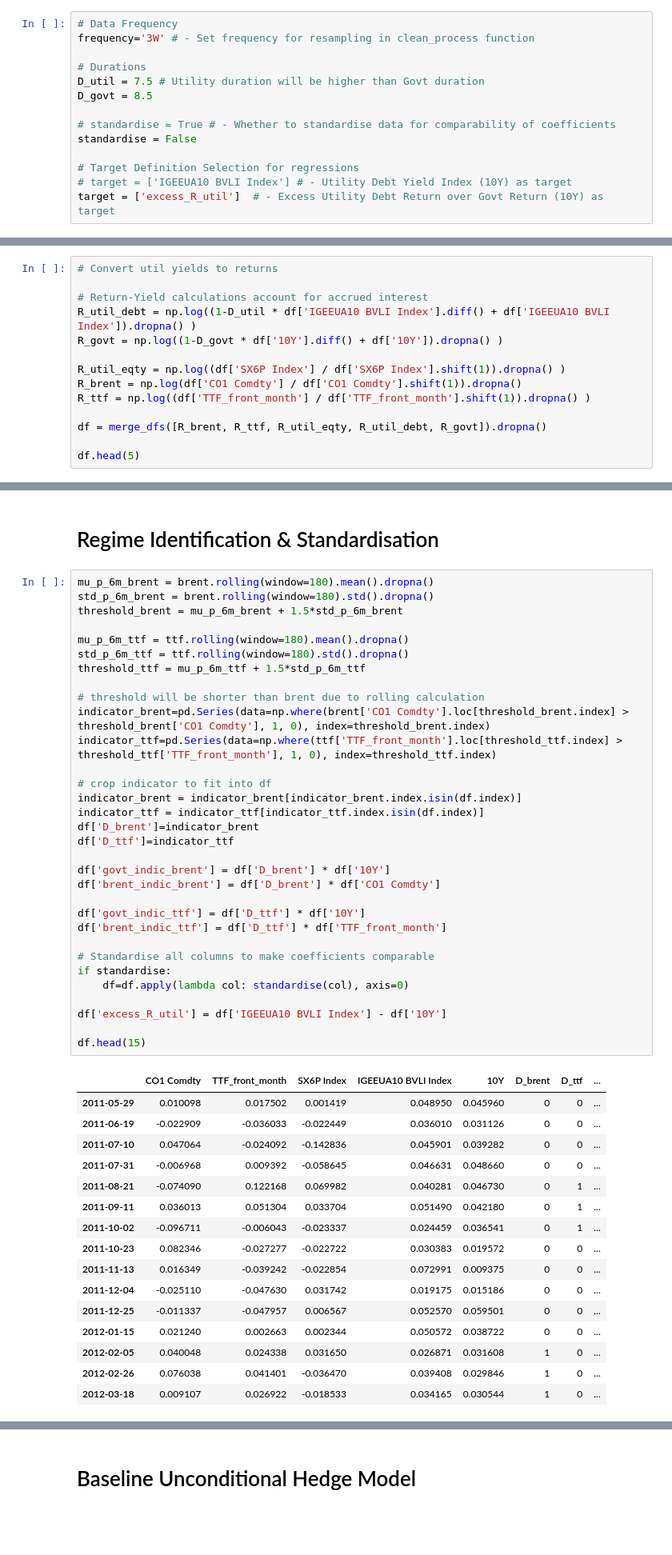
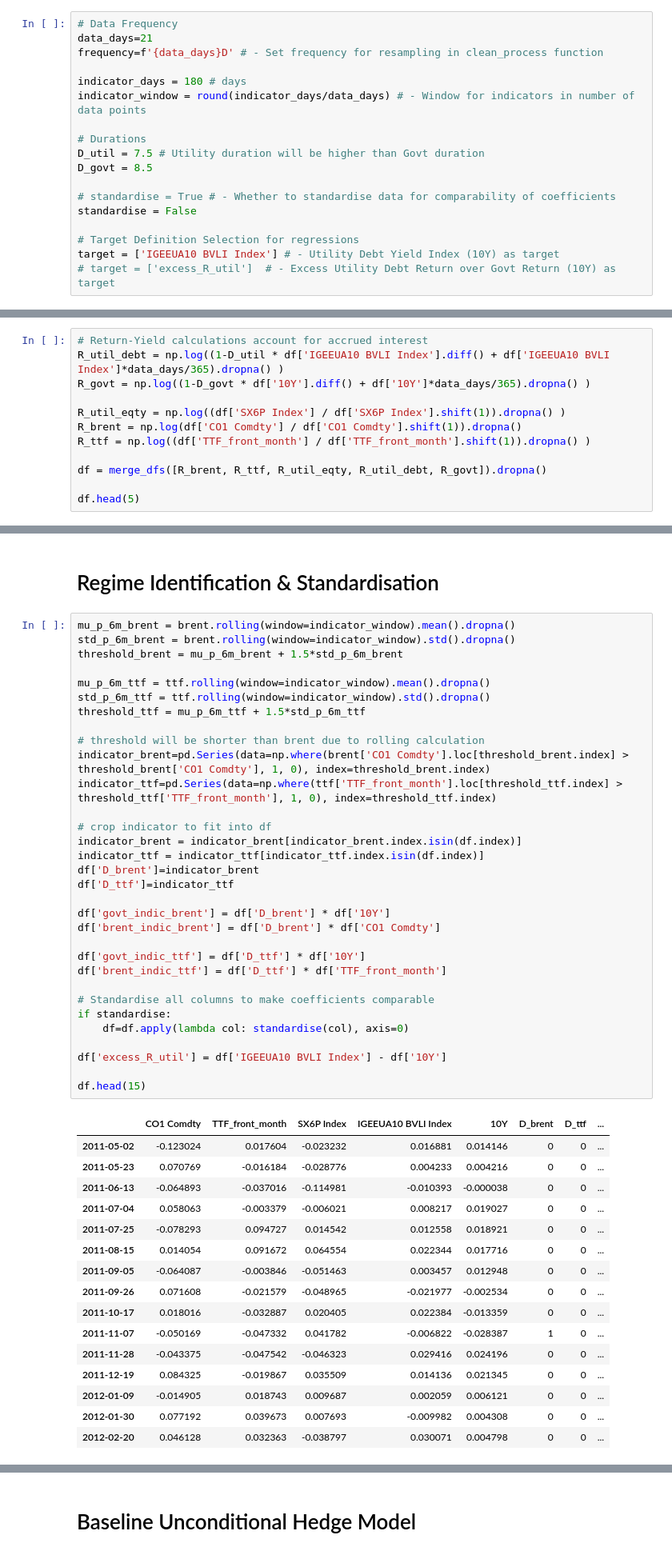
Before and after one commit to 1bykov/Thesis, a Jupyter notebook: code/BRENT_TTF_regression.ipynb, the cells around one changed output, grey strips where cells are left out. Shown at 80% size. Cells and saved outputs as stored; diff of their text form; blank space fills up the shorter version.

Commit message:
fixed indicator window & accrued interest calculation

```diff
--- a/code/BRENT_TTF_regression.ipynb
+++ b/code/BRENT_TTF_regression.ipynb
@@ -29,7 +29,11 @@ def standardise(col):
 # Load, Process, Align Dates
 # %%
 # Data Frequency
-frequency='3W' # - Set frequency for resampling in clean_process function
+data_days=21
+frequency=f'{data_days}D' # - Set frequency for resampling in clean_process function
+
+indicator_days = 180 # days
+indicator_window = round(indicator_days/data_days) # - Window for indicators in number of data points
 
 # Durations
 D_util = 7.5 # Utility duration will be higher than Govt duration
@@ -39,8 +43,8 @@ D_govt = 8.5
 standardise = False
 
 # Target Definition Selection for regressions
-# target = ['IGEEUA10 BVLI Index'] # - Utility Debt Yield Index (10Y) as target
-target = ['excess_R_util']  # - Excess Utility Debt Return over Govt Return (10Y) as target
+target = ['IGEEUA10 BVLI Index'] # - Utility Debt Yield Index (10Y) as target
+# target = ['excess_R_util']  # - Excess Utility Debt Return over Govt Return (10Y) as target
 # %%
 folder=r'/Users/igorbykov/Desktop/Thesis/data'
 
@@ -112,9 +107,7 @@ df.head(5)
 # %%
-# Convert util yields to returns
-
 # Return-Yield calculations account for accrued interest
-R_util_debt = np.log((1-D_util * df['IGEEUA10 BVLI Index'].diff() + df['IGEEUA10 BVLI Index']).dropna() )
-R_govt = np.log((1-D_govt * df['10Y'].diff() + df['10Y']).dropna() )
+R_util_debt = np.log((1-D_util * df['IGEEUA10 BVLI Index'].diff() + df['IGEEUA10 BVLI Index']*data_days/365).dropna() )
+R_govt = np.log((1-D_govt * df['10Y'].diff() + df['10Y']*data_days/365).dropna() )
 
 R_util_eqty = np.log((df['SX6P Index'] / df['SX6P Index'].shift(1)).dropna() )
 R_brent = np.log(df['CO1 Comdty'] / df['CO1 Comdty'].shift(1)).dropna()
@@ -133,54 +126,54 @@ df.head(5)
 # %% [markdown]
 # Regime Identification & Standardisation
 # %%
-mu_p_6m_brent = brent.rolling(window=180).mean().dropna()
-std_p_6m_brent = brent.rolling(window=180).std().dropna()
+mu_p_6m_brent = brent.rolling(window=indicator_window).mean().dropna()
+std_p_6m_brent = brent.rolling(window=indicator_window).std().dropna()
 threshold_brent = mu_p_6m_brent + 1.5*std_p_6m_brent
 
-mu_p_6m_ttf = ttf.rolling(window=180).mean().dropna()
-std_p_6m_ttf = ttf.rolling(window=180).std().dropna()
+mu_p_6m_ttf = ttf.rolling(window=indicator_window).mean().dropna()
+std_p_6m_ttf = ttf.rolling(window=indicator_window).std().dropna()
 threshold_ttf = mu_p_6m_ttf + 1.5*std_p_6m_ttf
 
 # threshold will be shorter than brent due to rolling calculation
 indicator_brent=pd.Series(data=np.where(brent['CO1 Comdty'].loc[threshold_brent.index] > threshold_brent['CO1 Comdty'], 1, 0), index=threshold_brent.index)
 indicator_ttf=pd.Series(data=np.where(ttf['TTF_front_month'].loc[threshold_ttf.index] > threshold_ttf['TTF_front_month'], 1, 0), index=threshold_ttf.index)
 
 # crop indicator to fit into df
 indicator_brent = indicator_brent[indicator_brent.index.isin(df.index)]
 indicator_ttf = indicator_ttf[indicator_ttf.index.isin(df.index)]
 df['D_brent']=indicator_brent
 df['D_ttf']=indicator_ttf
 
 df['govt_indic_brent'] = df['D_brent'] * df['10Y']
 df['brent_indic_brent'] = df['D_brent'] * df['CO1 Comdty']
 
 df['govt_indic_ttf'] = df['D_ttf'] * df['10Y']
 df['brent_indic_ttf'] = df['D_ttf'] * df['TTF_front_month']
 
 # Standardise all columns to make coefficients comparable
 if standardise:
     df=df.apply(lambda col: standardise(col), axis=0)
 
 df['excess_R_util'] = df['IGEEUA10 BVLI Index'] - df['10Y']
 
 df.head(15)
 # %% [output]
 |  | CO1 Comdty | TTF_front_month | SX6P Index | IGEEUA10 BVLI Index | 10Y | D_brent | D_ttf | ... |
-| 2011-05-29 | 0.010098 | 0.017502 | 0.001419 | 0.048950 | 0.045960 | 0 | 0 | ... |
-| 2011-06-19 | -0.022909 | -0.036033 | -0.022449 | 0.036010 | 0.031126 | 0 | 0 | ... |
-| 2011-07-10 | 0.047064 | -0.024092 | -0.142836 | 0.045901 | 0.039282 | 0 | 0 | ... |
-| 2011-07-31 | -0.006968 | 0.009392 | -0.058645 | 0.046631 | 0.048660 | 0 | 0 | ... |
-| 2011-08-21 | -0.074090 | 0.122168 | 0.069982 | 0.040281 | 0.046730 | 0 | 1 | ... |
-| 2011-09-11 | 0.036013 | 0.051304 | 0.033704 | 0.051490 | 0.042180 | 0 | 1 | ... |
-| 2011-10-02 | -0.096711 | -0.006043 | -0.023337 | 0.024459 | 0.036541 | 0 | 1 | ... |
-| 2011-10-23 | 0.082346 | -0.027277 | -0.022722 | 0.030383 | 0.019572 | 0 | 0 | ... |
-| 2011-11-13 | 0.016349 | -0.039242 | -0.022854 | 0.072991 | 0.009375 | 0 | 0 | ... |
-| 2011-12-04 | -0.025110 | -0.047630 | 0.031742 | 0.019175 | 0.015186 | 0 | 0 | ... |
-| 2011-12-25 | -0.011337 | -0.047957 | 0.006567 | 0.052570 | 0.059501 | 0 | 0 | ... |
-| 2012-01-15 | 0.021240 | 0.002663 | 0.002344 | 0.050572 | 0.038722 | 0 | 0 | ... |
-| 2012-02-05 | 0.040048 | 0.024338 | 0.031650 | 0.026871 | 0.031608 | 1 | 0 | ... |
-| 2012-02-26 | 0.076038 | 0.041401 | -0.036470 | 0.039408 | 0.029846 | 1 | 0 | ... |
-| 2012-03-18 | 0.009107 | 0.026922 | -0.018533 | 0.034165 | 0.030544 | 1 | 0 | ... |
+| 2011-05-02 | -0.123024 | 0.017604 | -0.023232 | 0.016881 | 0.014146 | 0 | 0 | ... |
+| 2011-05-23 | 0.070769 | -0.016184 | -0.028776 | 0.004233 | 0.004216 | 0 | 0 | ... |
+| 2011-06-13 | -0.064893 | -0.037016 | -0.114981 | -0.010393 | -0.000038 | 0 | 0 | ... |
+| 2011-07-04 | 0.058063 | -0.003379 | -0.006021 | 0.008217 | 0.019027 | 0 | 0 | ... |
+| 2011-07-25 | -0.078293 | 0.094727 | 0.014542 | 0.012558 | 0.018921 | 0 | 0 | ... |
+| 2011-08-15 | 0.014054 | 0.091672 | 0.064554 | 0.022344 | 0.017716 | 0 | 0 | ... |
+| 2011-09-05 | -0.064087 | -0.003846 | -0.051463 | 0.003457 | 0.012948 | 0 | 0 | ... |
+| 2011-09-26 | 0.071608 | -0.021579 | -0.048965 | -0.021977 | -0.002534 | 0 | 0 | ... |
+| 2011-10-17 | 0.018016 | -0.032887 | 0.020405 | 0.022384 | -0.013359 | 0 | 0 | ... |
+| 2011-11-07 | -0.050169 | -0.047332 | 0.041782 | -0.006822 | -0.028387 | 1 | 0 | ... |
+| 2011-11-28 | -0.043375 | -0.047542 | -0.046323 | 0.029416 | 0.024196 | 0 | 0 | ... |
+| 2011-12-19 | 0.084325 | -0.019867 | 0.035509 | 0.014136 | 0.021345 | 0 | 0 | ... |
+| 2012-01-09 | -0.014905 | 0.018743 | 0.009687 | 0.002059 | 0.006121 | 0 | 0 | ... |
+| 2012-01-30 | 0.077192 | 0.039673 | 0.007693 | -0.009982 | 0.004308 | 0 | 0 | ... |
+| 2012-02-20 | 0.046128 | 0.032363 | -0.038797 | 0.030071 | 0.004798 | 0 | 0 | ... |
 # %%
 series_to_plot = {
     'Utility Debt Yield Returns': (1 - D_util * util_yield_10y.diff()).dropna(),
```
Also changed, not shown: parts of 9 cells of this notebook, 1 other file.
